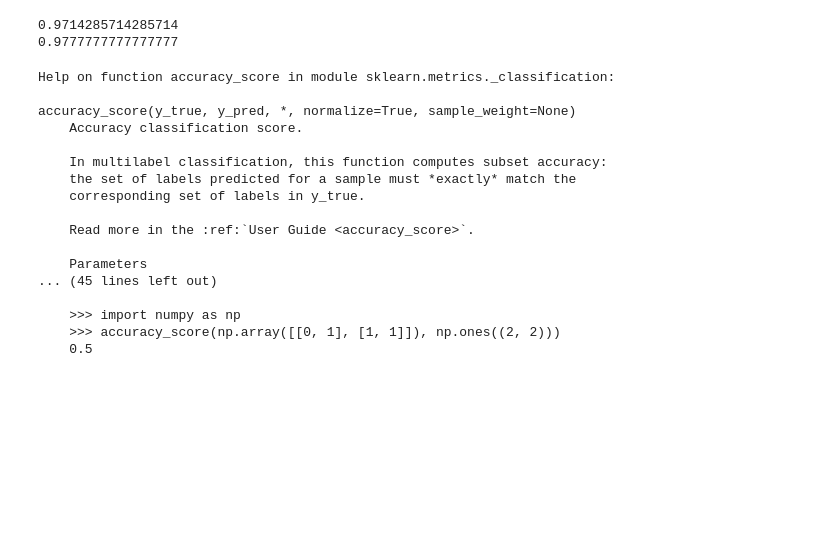
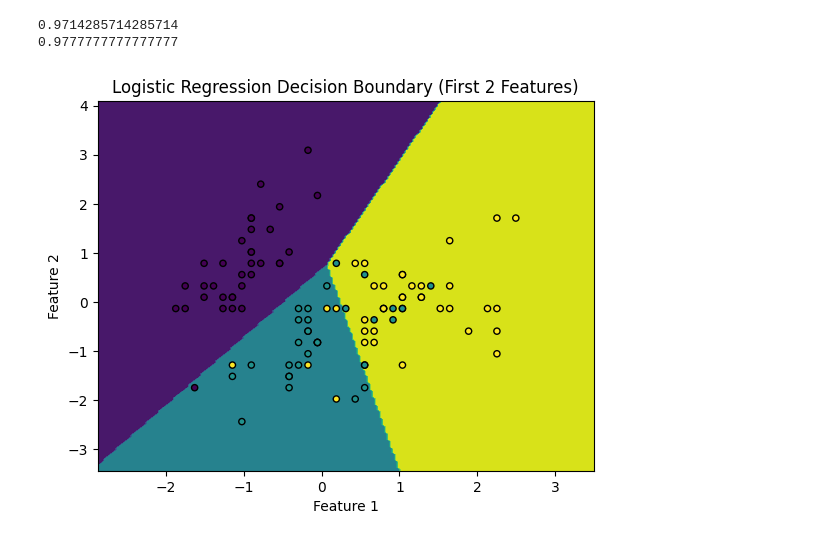
Before and after one commit to michelleabraham-git/Stats_minor, a Jupyter notebook: Copy_of_CSSL_08_logistic_regression_and_kNN.ipynb, the cells around one changed output. Cells and saved outputs as stored; diff of their text form; code cells hidden in the pictures; blank space fills up the shorter version.

```diff
--- a/Copy_of_CSSL_08_logistic_regression_and_kNN.ipynb
+++ b/Copy_of_CSSL_08_logistic_regression_and_kNN.ipynb
@@ -112,23 +96,20 @@ print(accuracy_score(y_test, y_pred_test))
 # %% [output]
 0.9714285714285714
 0.9777777777777777
-# %%
-display = DecisionBoundaryDisplay()
-# %% [output]
-Help on function accuracy_score in module sklearn.metrics._classification:
-
-accuracy_score(y_true, y_pred, *, normalize=True, sample_weight=None)
-    Accuracy classification score.
-
-    In multilabel classification, this function computes subset accuracy:
-    the set of labels predicted for a sample must *exactly* match the
-    corresponding set of labels in y_true.
-
-    Read more in the :ref:`User Guide <accuracy_score>`.
-
-    Parameters
-... (45 lines left out)
-
-    >>> import numpy as np
-    >>> accuracy_score(np.array([[0, 1], [1, 1]]), np.ones((2, 2)))
-    0.5
+# %%
+from sklearn.linear_model import LogisticRegression
+X_train_2d = X_train[:, :2]
+
+model_2d = LogisticRegression()
+model_2d.fit(X_train_2d, y_train)
+
+display = DecisionBoundaryDisplay.from_estimator(
+    model_2d, X_train_2d, plot_method="contourf", response_method="predict",
+    xlabel="Feature 1", ylabel="Feature 2", grid_resolution=200
+)
+
+plt.scatter(X_train_2d[:, 0], X_train_2d[:, 1], c=y_train, edgecolors="k", s=20)
+plt.title("Logistic Regression Decision Boundary (First 2 Features)")
+plt.show()
+# %% [output]
+[figure, added]
```
Also changed, not shown: parts of 5 cells of this notebook.
